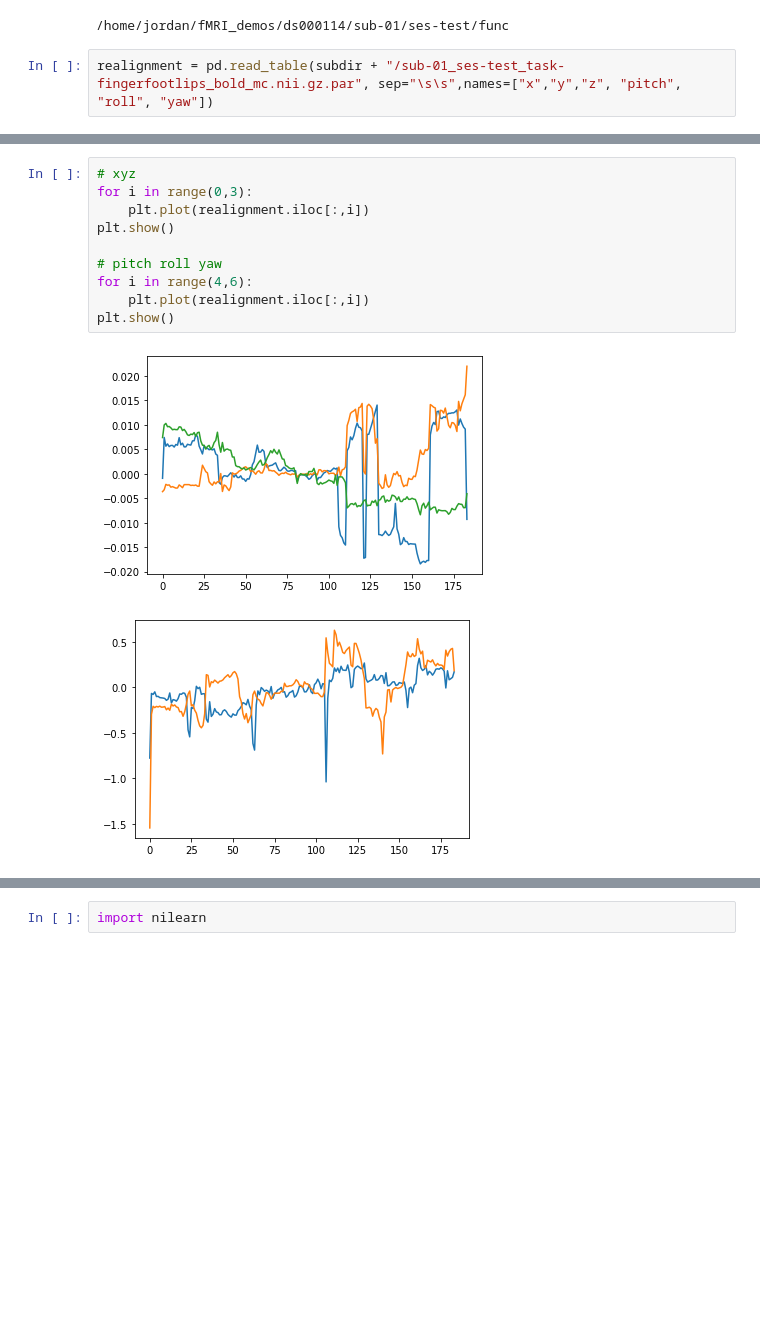
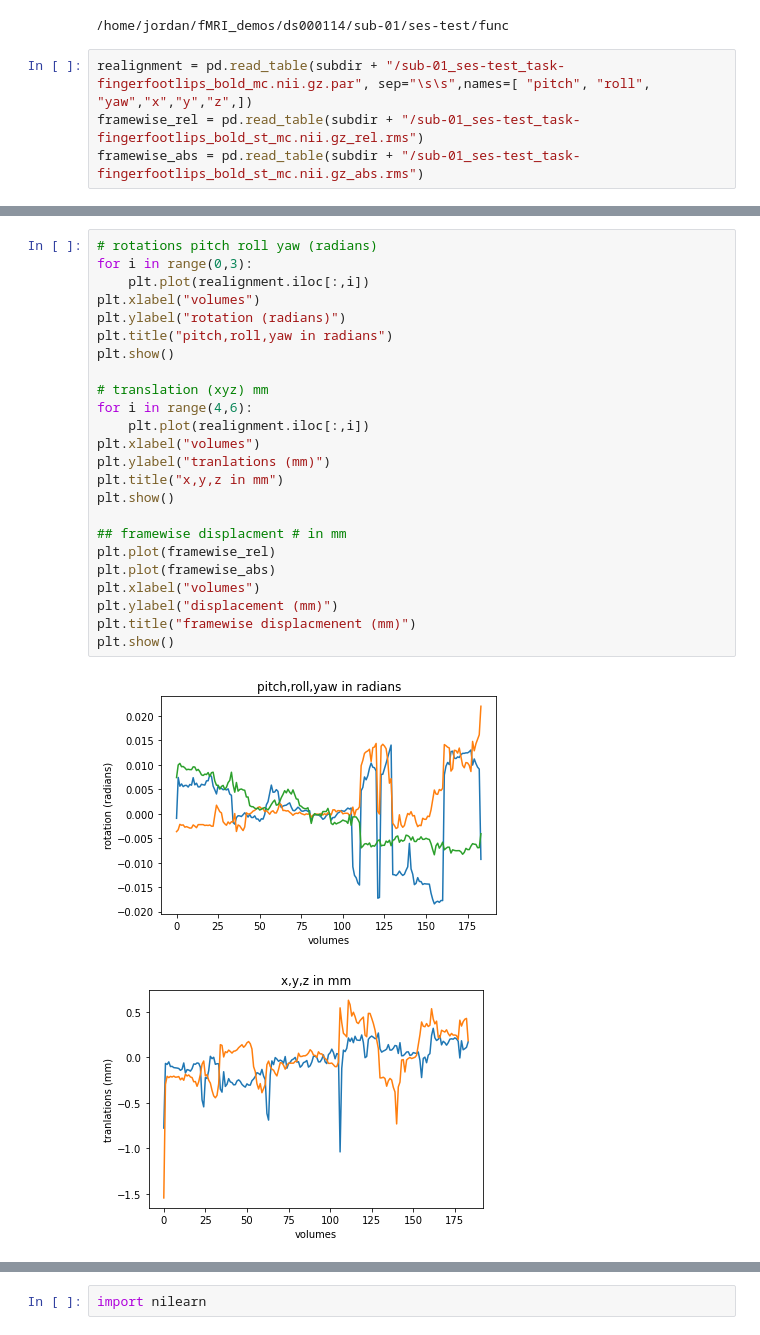
Before and after one commit to jecd/PSC210_demos, a Jupyter notebook: Visualize_Results.ipynb, the cells around one changed output, grey strips where cells are left out. Drawn from its saved outputs; the diff is of its cells as text; blank space fills up the shorter version.

```diff
--- a/Visualize_Results.ipynb
+++ b/Visualize_Results.ipynb
@@ -13,4 +15,6 @@ print(subdir)
 # %% [output]
 /home/jordan/fMRI_demos/ds000114/sub-01/ses-test/func
 # %%
-realignment = pd.read_table(subdir + "/sub-01_ses-test_task-fingerfootlips_bold_mc.nii.gz.par", sep="\s\s",names=["x","y","z", "pitch", "roll", "yaw"])
+realignment = pd.read_table(subdir + "/sub-01_ses-test_task-fingerfootlips_bold_mc.nii.gz.par", sep="\s\s",names=[ "pitch", "roll", "yaw","x","y","z",])
+framewise_rel = pd.read_table(subdir + "/sub-01_ses-test_task-fingerfootlips_bold_st_mc.nii.gz_rel.rms")
+framewise_abs = pd.read_table(subdir + "/sub-01_ses-test_task-fingerfootlips_bold_st_mc.nii.gz_abs.rms")
@@ -17,13 +69,27 @@ realignment = pd.read_table(subdir + "/sub-01_ses-test_task-fingerfootlips_bold_
 # %%
-# xyz
+# rotations pitch roll yaw (radians)
 for i in range(0,3):
     plt.plot(realignment.iloc[:,i])
+plt.xlabel("volumes")
+plt.ylabel("rotation (radians)")
+plt.title("pitch,roll,yaw in radians")
 plt.show()
 
-# pitch roll yaw
+# translation (xyz) mm
 for i in range(4,6):
     plt.plot(realignment.iloc[:,i])
+plt.xlabel("volumes")
+plt.ylabel("tranlations (mm)")
+plt.title("x,y,z in mm")
 plt.show()
+
+## framewise displacment # in mm
+plt.plot(framewise_rel)
+plt.plot(framewise_abs)
+plt.xlabel("volumes")
+plt.ylabel("displacement (mm)")
+plt.title("framewise displacmenent (mm)")
+plt.show()
 # %% [output]
-[figure, old version]
+[figure, new version]
-[figure, old version]
+[figure, new version]
```
Also changed, not shown: parts of 9 cells of this notebook, 2 other files.
